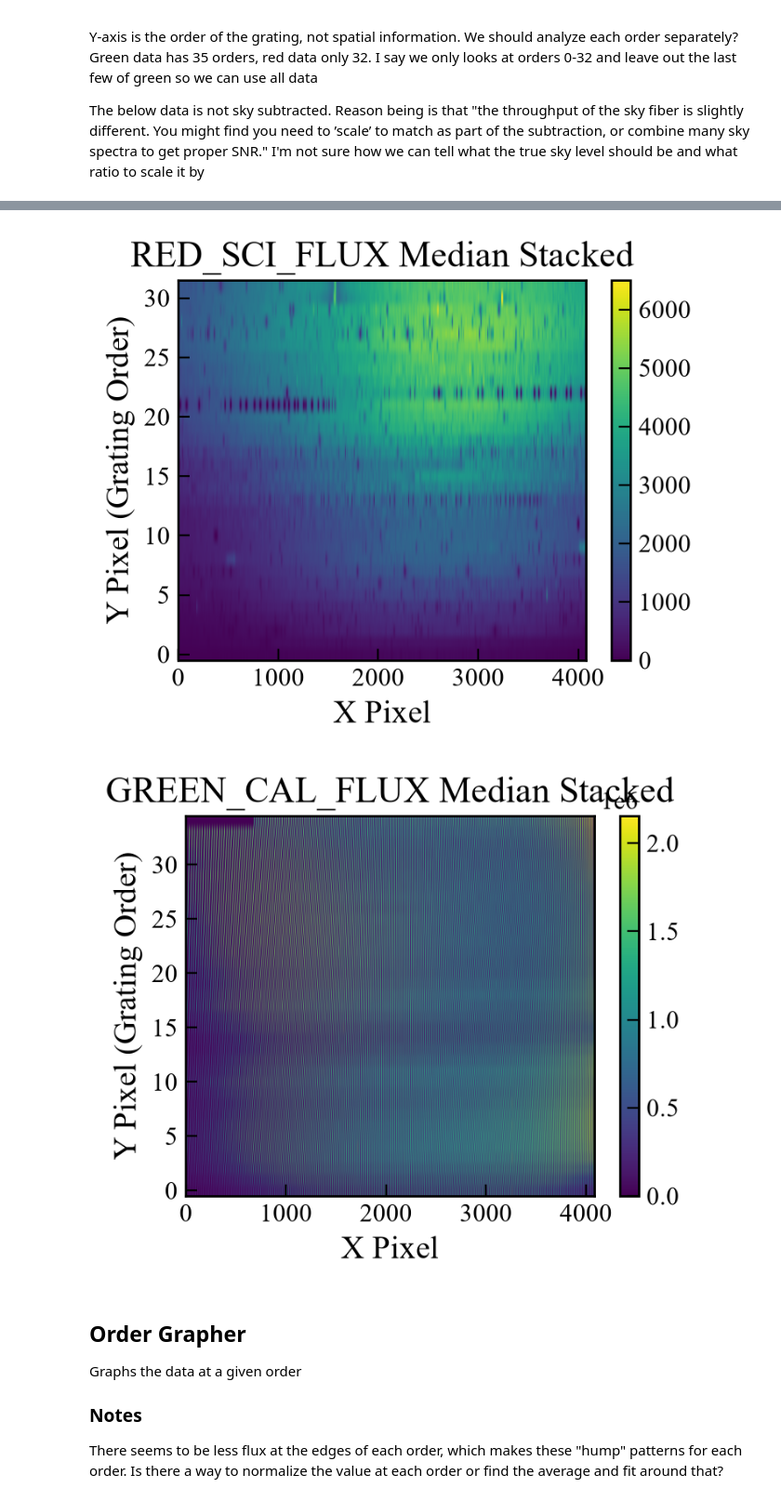
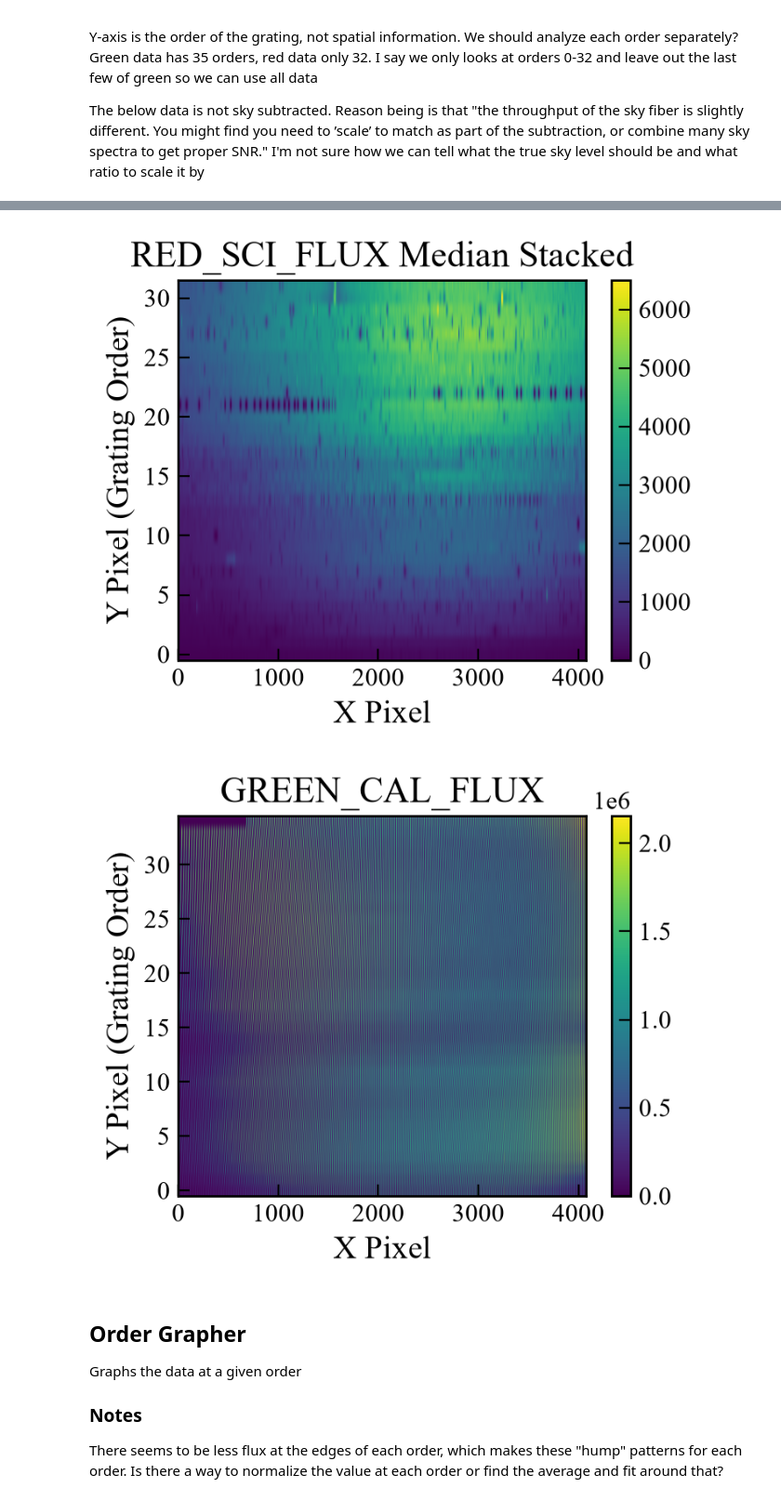
Before and after one commit to buzzman3111/Astro519Echelle, a Jupyter notebook: FileOpenCleanup.ipynb, the cells around one changed output, grey strips where cells are left out. Shown at 93% size. Saved outputs shown, nothing was run; the diff lists cells and outputs as text; code cells hidden in the pictures.

```diff
--- a/FileOpenCleanup.ipynb
+++ b/FileOpenCleanup.ipynb
@@ -163,35 +202,35 @@ plt.imshow(g_flux_med, vmin=0, vmax=1000, aspect='auto')
 plt.title('GREEN_SCI_FLUX Median Stacked')
 plt.xlabel('X Pixel')
 plt.ylabel('Y Pixel (Grating Order)')
 plt.colorbar()
 plt.show()
 
 plt.imshow(g_wave_med, aspect='auto')
 plt.title('GREEN_SCI_WAVE Median Stacked')
 plt.xlabel('X Pixel')
 plt.ylabel('Y Pixel (Grating Order)')
 plt.colorbar()
 plt.show()
 
 plt.imshow(r_flux_med, vmin=0, vmax=6500, aspect='auto')
 plt.title('RED_SCI_FLUX Median Stacked')
 plt.xlabel('X Pixel')
 plt.ylabel('Y Pixel (Grating Order)')
 plt.colorbar()
 plt.show()
 
 plt.imshow(g_cal_flux_list[0], aspect='auto')
-plt.title('GREEN_CAL_FLUX Median Stacked')
+plt.title('GREEN_CAL_FLUX')
 plt.xlabel('X Pixel')
 plt.ylabel('Y Pixel (Grating Order)')
 plt.colorbar()
 plt.show()
 # %% [output]
 [figure]
 [figure]
 [figure]
 [figure]
-[figure, old version]
+[figure, new version]
 # %% [markdown]
 ## Order Grapher
 
```
Also changed, not shown: parts of 4 cells of this notebook.
